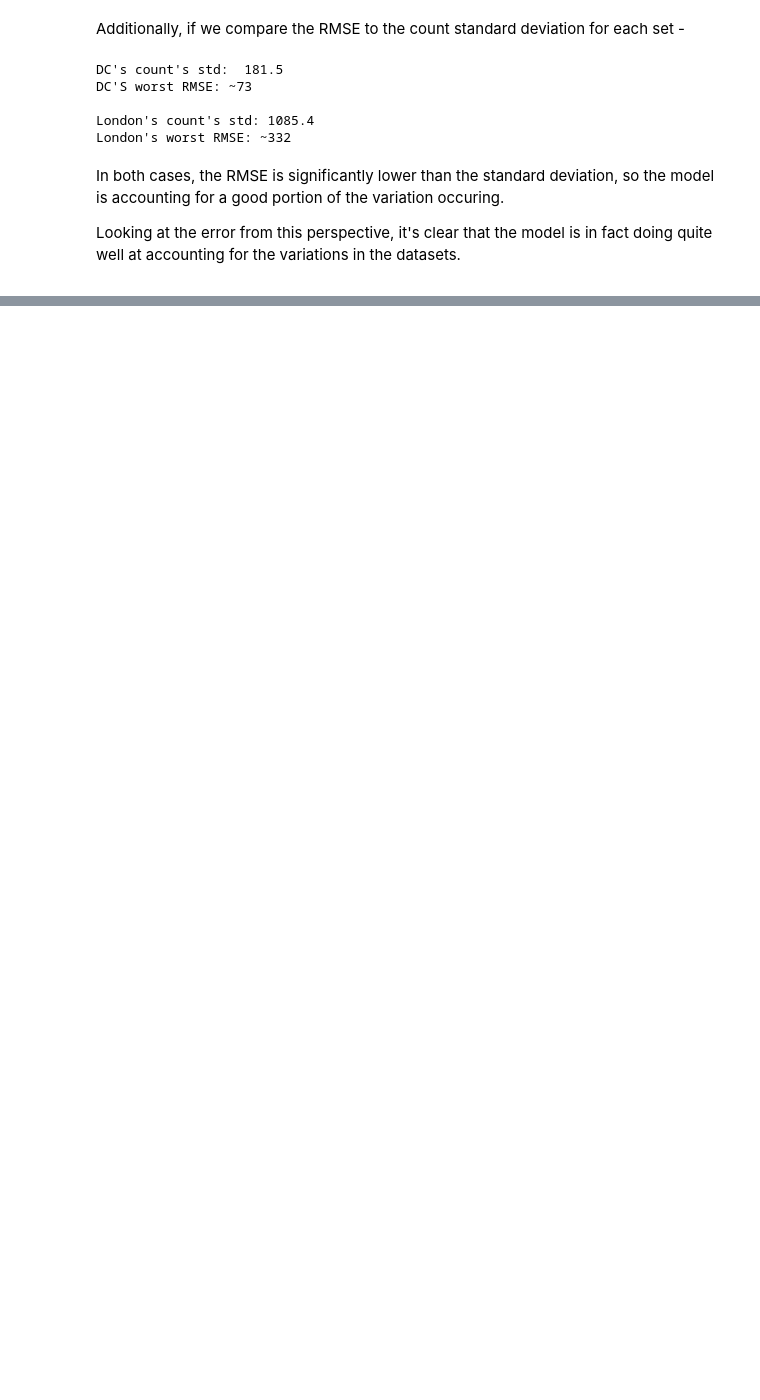
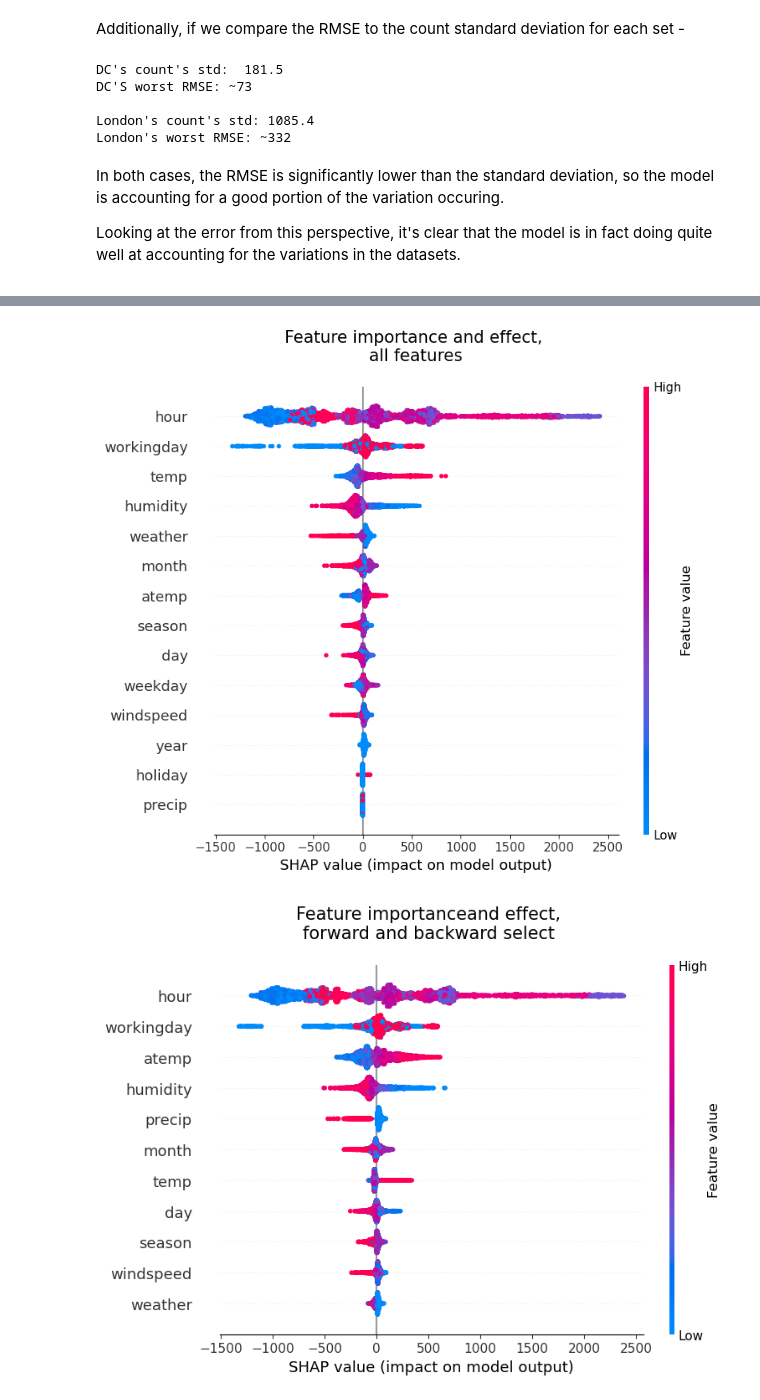
Before and after one commit to MeghanBarritt/bike-share-usage-prediction, a Jupyter notebook: notebooks/6-Tuned_Models.ipynb, the cells around one changed output, grey strips where cells are left out. Cells and saved outputs as stored; diff of their text form; code cells hidden in the pictures; blank space fills up the shorter version.

```diff
--- a/notebooks/6-Tuned_Models.ipynb
+++ b/notebooks/6-Tuned_Models.ipynb
@@ -44,10 +44,10 @@ R-Squared: 0.9029864072799683
 **London set, all features parameters**:<br>
 alpha=0.75, lambda=125, learning_rate=0.3, max_depth=7, n_estimators=70, objective='reg:squarederror', random_state=42
 # %%
-X_train_l = pd.read_pickle('pickles/split/X_train_l.pkl')
-X_test_l = pd.read_pickle('pickles/split/X_test_l.pkl')
-y_train_l = pd.read_pickle('pickles/split/y_train_l.pkl')
-y_test_l = pd.read_pickle('pickles/split/y_test_l.pkl')
+X_train_l = pd.read_pickle('../pickles/split/X_train_l.pkl')
+X_test_l = pd.read_pickle('../pickles/split/X_test_l.pkl')
+y_train_l = pd.read_pickle('../pickles/split/y_train_l.pkl')
+y_test_l = pd.read_pickle('../pickles/split/y_test_l.pkl')
 # %%
 xgb_lond_allfeat = XGBRegressor(reg_alpha=0.75, reg_lambda=125, learning_rate=0.3, max_depth=7, n_estimators=70, objective='reg:squarederror', random_state=42)
 xgb_lond_allfeat.fit(X_train_l,y_train_l)
@@ -132,8 +132,8 @@ R-Squared: 0.8981127142906189
 **London set, FwBw features parameters**:<p>
 alpha=0.01, lambda=10, learning_rate=0.1, max_depth=6, n_estimators=150, objective='reg:squarederror', random_state=42
 # %%
-X_train_l_fwbw = pd.read_pickle('pickles/split/feat-select/fwbw/X_train_l_bw.pkl')
-X_test_l_fwbw = pd.read_pickle('pickles/split/feat-select/fwbw/X_test_l_bw.pkl')
+X_train_l_fwbw = pd.read_pickle('../pickles/split/feat-select/fwbw/X_train_l_fwbw.pkl')
+X_test_l_fwbw = pd.read_pickle('../pickles/split/feat-select/fwbw/X_test_l_fwbw.pkl')
 # %%
 xgb_lond_fwbw = XGBRegressor(reg_alpha=0.01, reg_lambda=10, learning_rate=0.1, max_depth=6, n_estimators=150, objective='reg:squarederror', random_state=42)
 xgb_lond_fwbw.fit(X_train_l_fwbw,y_train_l)
@@ -190,8 +190,8 @@ R-Squared: 0.8892644643783569
 **London set, Lasso features parameters**:<p>
 alpha=0.01, lambda=10, learning_rate=0.1, max_depth=6, n_estimators=160, objective='reg:squarederror', random_state=42
 # %%
-X_train_l_lasso = pd.read_pickle('pickles/split/feat-select/lasso/X_train_l_lasso.pkl')
-X_test_l_lasso = pd.read_pickle('pickles/split/feat-select/lasso/X_test_l_lasso.pkl')
+X_train_l_lasso = pd.read_pickle('../pickles/split/feat-select/lasso/X_train_l_lasso.pkl')
+X_test_l_lasso = pd.read_pickle('../pickles/split/feat-select/lasso/X_test_l_lasso.pkl')
 # %%
 xgb_lond_lasso = XGBRegressor(reg_alpha=0.01, reg_lambda=10, learning_rate=0.1, max_depth=6, n_estimators=160, objective='reg:squarederror', random_state=42)
 xgb_lond_lasso.fit(X_train_l_lasso,y_train_l)
@@ -383,0 +423,18 @@ Looking at the error from this perspective, it's clear that the model is in fact
+# %%
+l_allfeat_explainer = shap.Explainer(xgb_lond_allfeat)
+l_fwbw_explainer = shap.Explainer(xgb_lond_fwbw)
+l_lasso_explainer = shap.Explainer(xgb_lond_lasso)
+
+l_allfeat_values = l_allfeat_explainer(X_test_l)
+l_fwbw_values = l_fwbw_explainer(X_test_l_fwbw)
+l_lasso_values = l_lasso_explainer(X_test_l_lasso)
+# %%
+plt.title('Feature importance and effect, \n all features \n',fontsize=15)
+shap.summary_plot(l_allfeat_values, X_test_l)
+plt.title('Feature importanceand effect, \nforward and backward select \n', fontsize=15)
+shap.summary_plot(l_fwbw_values, X_test_l_fwbw)
+plt.title('Feature importance, lasso selected \n',fontsize=15)
+shap.summary_plot(l_lasso_values, X_test_l_lasso)
+# %% [output]
+[figure, added]
+[figure, added]
```
Also changed, not shown: parts of 23 cells of this notebook, 29 other files.
